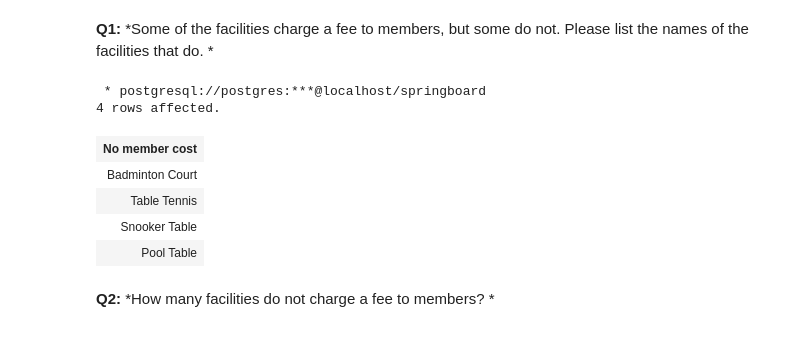
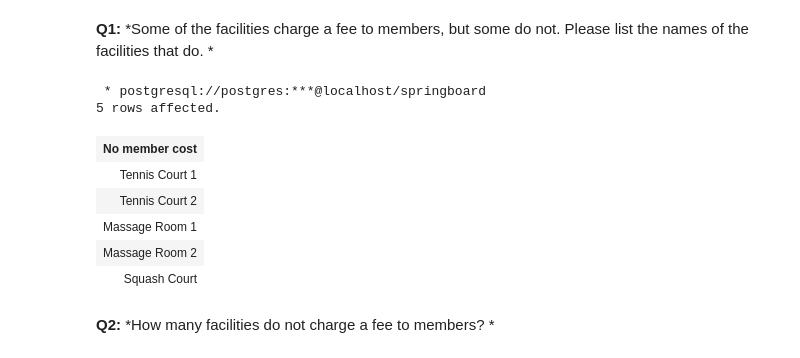
Before and after one commit to pmleffers/Springboard_Mini-Projects, a Jupyter notebook: Sql_Springboard.ipynb, the cells around one changed output. Cells and saved outputs as stored; diff of their text form; code cells hidden in the pictures.

```diff
--- a/Sql_Springboard.ipynb
+++ b/Sql_Springboard.ipynb
@@ -253,15 +250,16 @@ Please list the names of the facilities that do. *
 # %%
 %%sql select name as "No member cost"
 from public."springboard/Facilities"
-where membercost=0.0;
+where membercost<>0.0;
 # %% [output]
  * postgresql://postgres:***@localhost/springboard
-4 rows affected.
+5 rows affected.
 | No member cost |
-| Badminton Court |
-| Table Tennis |
-| Snooker Table |
-| Pool Table |
+| Tennis Court 1 |
+| Tennis Court 2 |
+| Massage Room 1 |
+| Massage Room 2 |
+| Squash Court |
 # %% [markdown]
 **Q2:** *How many facilities do not charge a fee to members? *
 # %%
```
Also changed, not shown: parts of 7 cells of this notebook.
